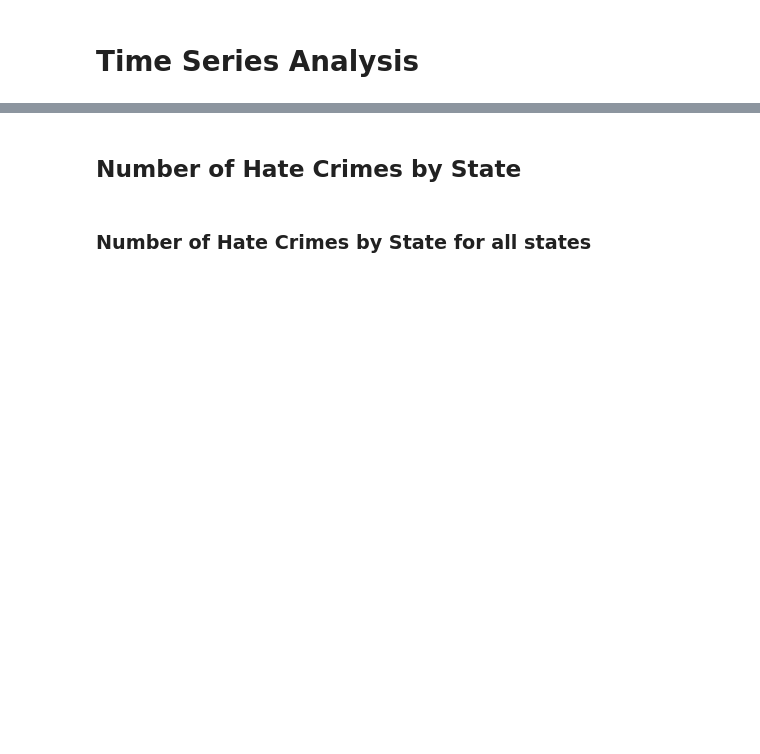
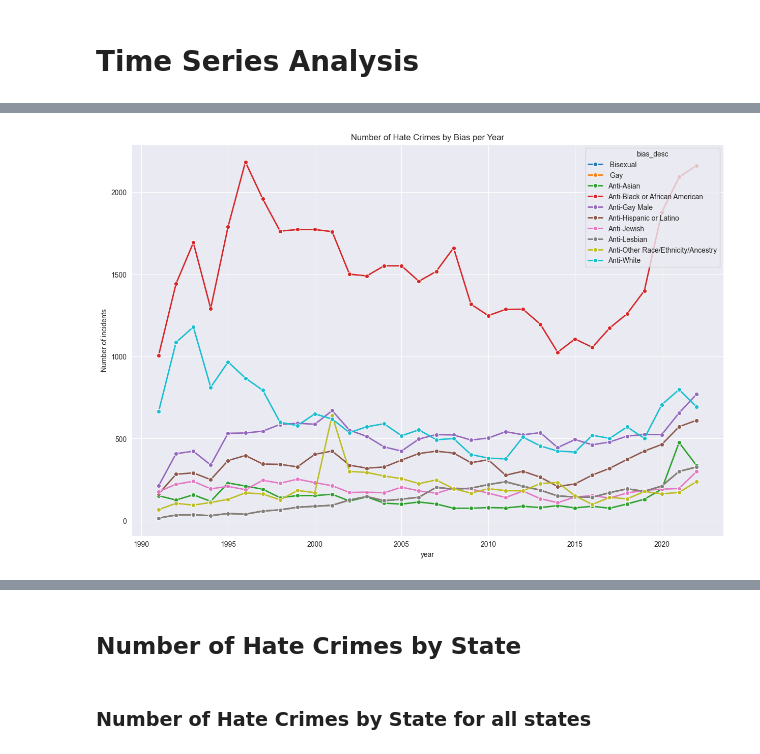
Before and after one commit to UWI-Zess/COMP6940-Project, a Jupyter notebook: models/forecasting_model.ipynb, the cells around one changed output, grey strips where cells are left out. Saved outputs shown, nothing was run; the diff lists cells and outputs as text; code cells hidden in the pictures; blank space fills up the shorter version.

```diff
--- a/models/forecasting_model.ipynb
+++ b/models/forecasting_model.ipynb
@@ -65,0 +147,6 @@ data
+# %%
+# find the number of incidents by bias per year for the top 10 biases
+df_bias_year = data.explode('bias_desc')
+df_bias_year = df_bias_year[df_bias_year['bias_desc'].isin(top_10_biases['Bias'])]
+df_bias_year = df_bias_year.groupby(['bias_desc', 'year']).size().reset_index(name='Number of incidents')
+df_bias_year
@@ -65,0 +167,8 @@ data
+# %%
+# plot the number of incidents by bias per year for the top 10 biases
+plt.figure(figsize=(15, 10))
+sns.lineplot(data=df_bias_year, x='year', y='Number of incidents', hue='bias_desc', linewidth=2, marker='o')
+plt.title('Number of Hate Crimes by Bias per Year')
+plt.show()
+# %% [output]
+[figure, added]
```
Also changed, not shown: parts of 17 cells of this notebook, 1 other file.
